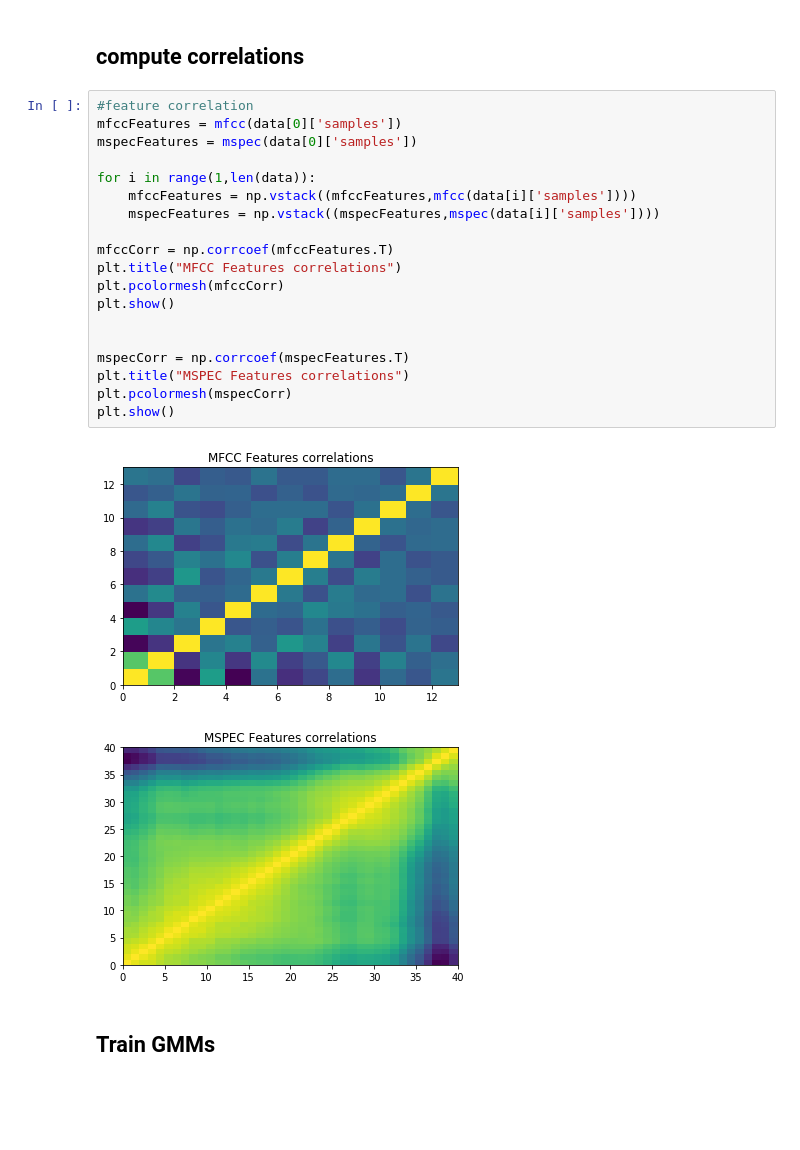
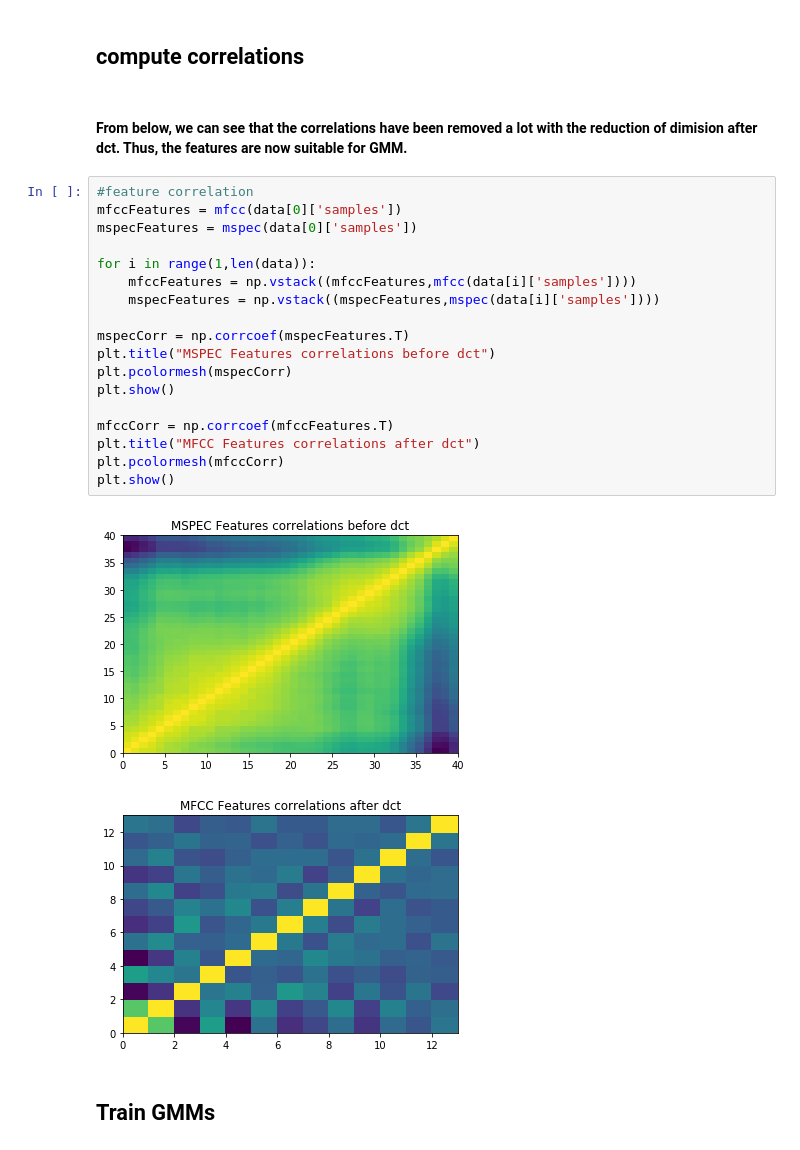
Before and after one commit to Yuhu-kth/Speech-Speaker-Recognition, a Jupyter notebook: lab1/dt2119_lab1_2020-03-22/Lab1.ipynb, the cells around one changed output. Cells and saved outputs as stored; diff of their text form; blank space fills up the shorter version.

```diff
--- a/lab1/dt2119_lab1_2020-03-22/Lab1.ipynb
+++ b/lab1/dt2119_lab1_2020-03-22/Lab1.ipynb
@@ -87,27 +92,28 @@ plt.show()
 # %% [markdown]
 ## compute correlations
+# %% [markdown]
+#### From below, we can see that the correlations have been removed a lot with the reduction of dimision after dct. Thus, the features are now suitable for GMM.
 # %%
 #feature correlation
 mfccFeatures = mfcc(data[0]['samples'])
 mspecFeatures = mspec(data[0]['samples'])
 
 for i in range(1,len(data)):
     mfccFeatures = np.vstack((mfccFeatures,mfcc(data[i]['samples'])))
     mspecFeatures = np.vstack((mspecFeatures,mspec(data[i]['samples'])))
 
+mspecCorr = np.corrcoef(mspecFeatures.T)
+plt.title("MSPEC Features correlations before dct")
+plt.pcolormesh(mspecCorr)
+plt.show()
+
 mfccCorr = np.corrcoef(mfccFeatures.T)
-plt.title("MFCC Features correlations")
+plt.title("MFCC Features correlations after dct")
 plt.pcolormesh(mfccCorr)
 plt.show()
-
-
-mspecCorr = np.corrcoef(mspecFeatures.T)
-plt.title("MSPEC Features correlations")
-plt.pcolormesh(mspecCorr)
-plt.show()
 # %% [output]
-[figure, old version]
+[figure, new version]
-[figure, old version]
+[figure, new version]
 # %% [markdown]
 ## Train GMMs
 # %%
```
Also changed, not shown: parts of 8 cells of this notebook.
